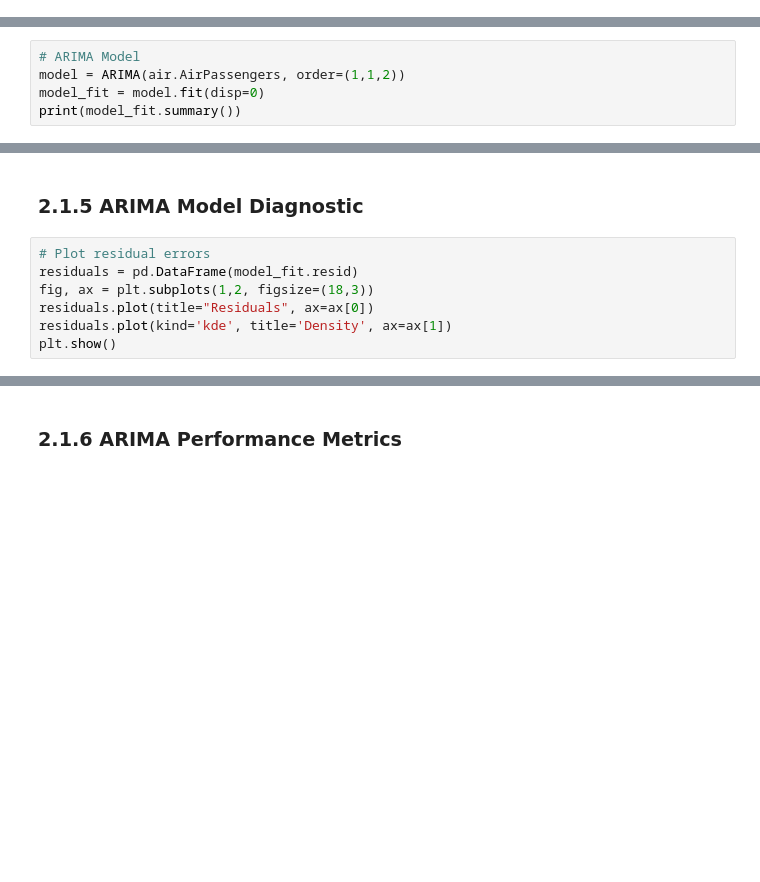
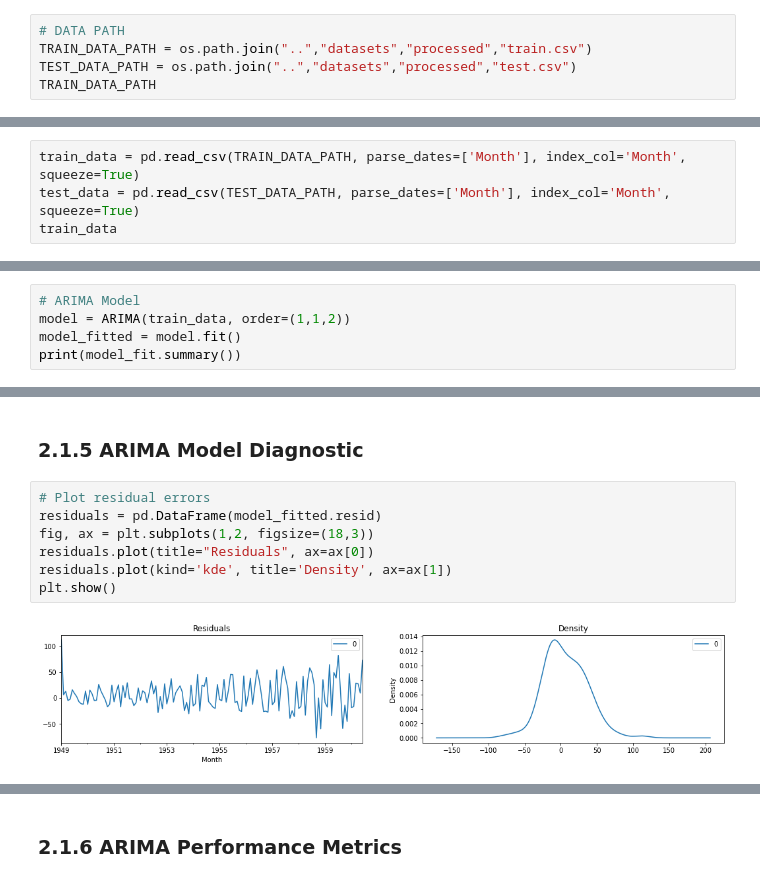
Before and after one commit to PabloJRW/Air-Passengers-Forecasting, a Jupyter notebook: notebooks/1.1 ARIMA_model.ipynb, the cells around one changed output, grey strips where cells are left out. Saved outputs shown, nothing was run; the diff lists cells and outputs as text; blank space fills up the shorter version.

```diff
--- a/notebooks/1.1 ARIMA_model.ipynb
+++ b/notebooks/1.1 ARIMA_model.ipynb
@@ -0,0 +10,5 @@
+# %%
+# DATA PATH
+TRAIN_DATA_PATH = os.path.join("..","datasets","processed","train.csv")
+TEST_DATA_PATH = os.path.join("..","datasets","processed","test.csv")
+TRAIN_DATA_PATH
@@ -0,0 +17,4 @@
+# %%
+train_data = pd.read_csv(TRAIN_DATA_PATH, parse_dates=['Month'], index_col='Month', squeeze=True)
+test_data = pd.read_csv(TEST_DATA_PATH, parse_dates=['Month'], index_col='Month', squeeze=True)
+train_data
@@ -1,5 +36,5 @@
 # %%
 # ARIMA Model
-model = ARIMA(air.AirPassengers, order=(1,1,2))
-model_fit = model.fit(disp=0)
+model = ARIMA(train_data, order=(1,1,2))
+model_fitted = model.fit()
 print(model_fit.summary())
@@ -7,10 +60,12 @@ print(model_fit.summary())
 ### 2.1.5 ARIMA Model Diagnostic
 # %%
 # Plot residual errors
-residuals = pd.DataFrame(model_fit.resid)
+residuals = pd.DataFrame(model_fitted.resid)
 fig, ax = plt.subplots(1,2, figsize=(18,3))
 residuals.plot(title="Residuals", ax=ax[0])
 residuals.plot(kind='kde', title='Density', ax=ax[1])
 plt.show()
+# %% [output]
+[figure, added]
 # %%
 # Actual vs Fitted
```
Also changed, not shown: parts of 7 cells of this notebook, 7 other files.
